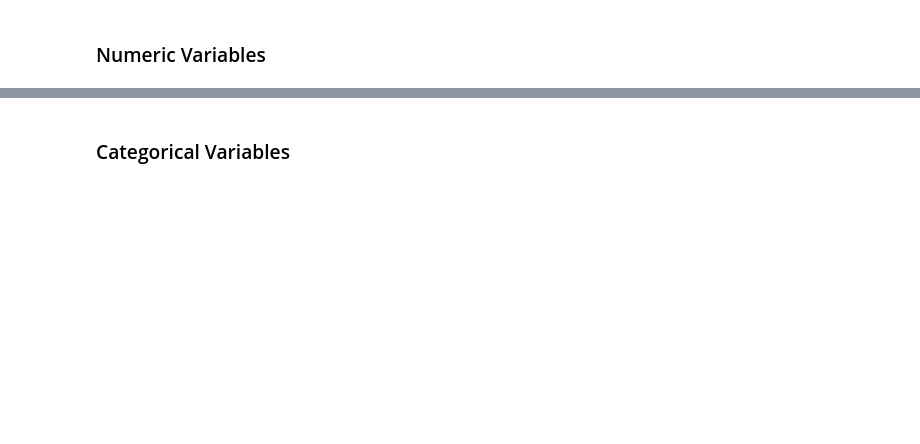
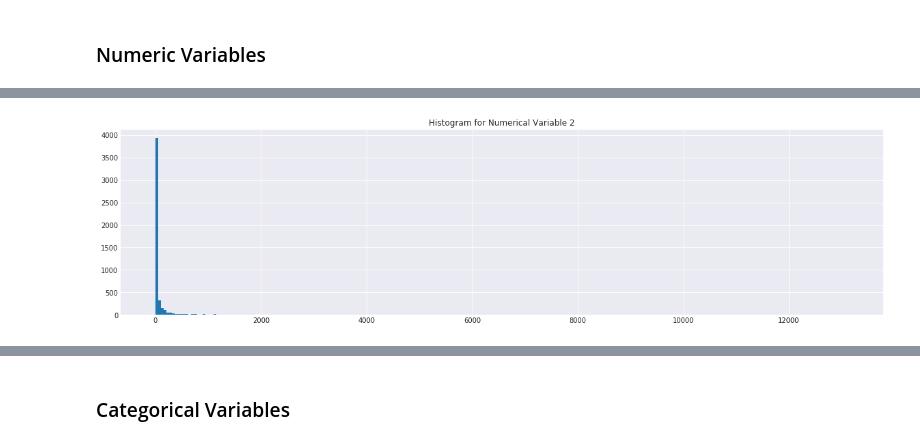
Before and after one commit to kalvinkao/ctr-prediction-with-fm, a Jupyter notebook: CarterKaoLetcherPhilippou_w261_FM_CTR.ipynb, the cells around one changed output, grey strips where cells are left out. Cells and saved outputs as stored; diff of their text form; code cells hidden in the pictures; blank space fills up the shorter version.

```diff
--- a/CarterKaoLetcherPhilippou_w261_FM_CTR.ipynb
+++ b/CarterKaoLetcherPhilippou_w261_FM_CTR.ipynb
@@ -376,0 +426,8 @@ This sample contains 4478 rows and 40 columns
+# %%
+varNum = 1
+numeric_sample_df[varNum].hist(figsize=(20,5), bins=250)
+plt.title("Histogram for Numerical Variable " + str(varNum+1))
+plt.show()
+#bin 1: 0, bin 2: >0
+# %% [output]
+[figure, added]
```
Also changed, not shown: parts of 53 cells of this notebook.
